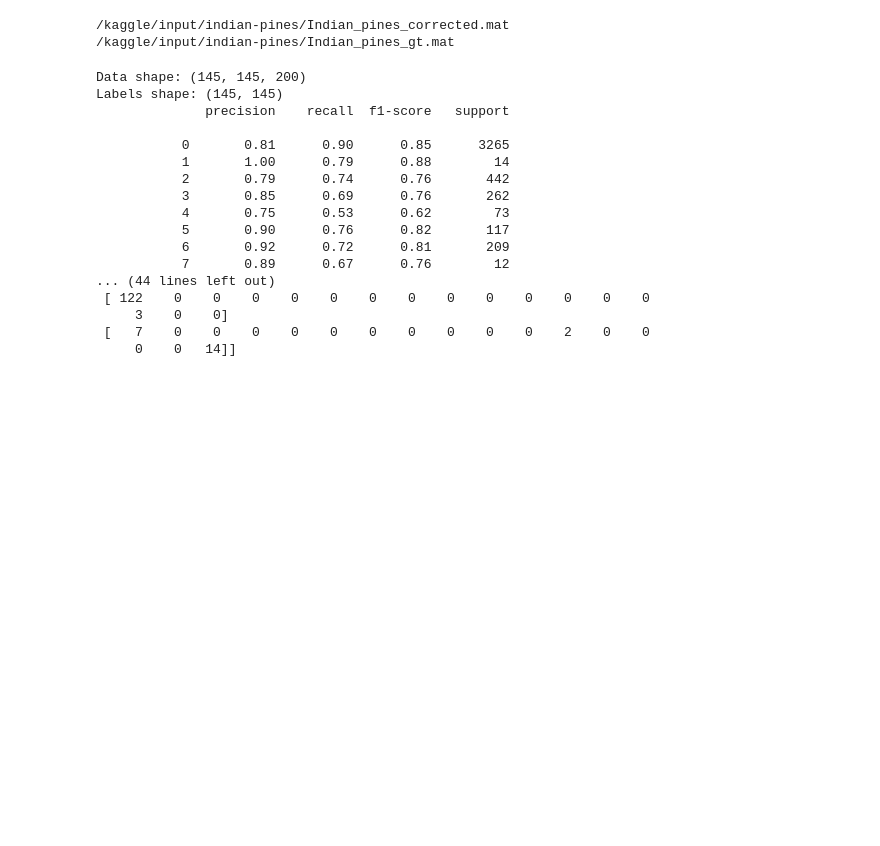
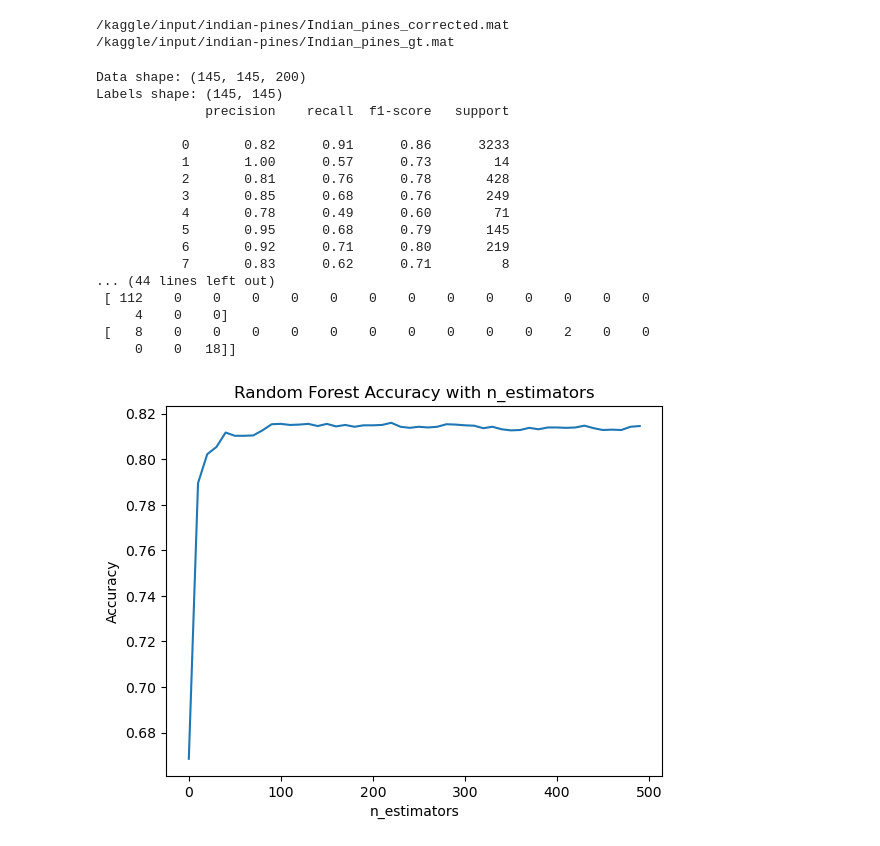
Before and after one commit to Dicer-J/ML_hw, a Jupyter notebook: hw1-indian-pine.ipynb, the cells around one changed output. Drawn from its saved outputs; the diff is of its cells as text; code cells hidden in the pictures; blank space fills up the shorter version.

```diff
--- a/hw1-indian-pine.ipynb
+++ b/hw1-indian-pine.ipynb
@@ -58,11 +57,11 @@ if __name__ == '__main__':
     X = data.reshape(-1, 200)
     y = labels.reshape(-1, )
 
-    # 将数据分成训练集和测试集
-    X_train, X_test, y_train, y_test = train_test_split(X, y, test_size=0.3)
+    # 将数据分成训练集和测试集，使用stratify参数可以平衡划分数据集，提高一点精度
+    X_train, X_test, y_train, y_test = train_test_split(X, y, test_size=0.3, stratify=y)
 
     # 创建一个随机森林分类器
-    rf = RandomForestClassifier(n_estimators=100, random_state=42)
+    rf = RandomForestClassifier(n_estimators=100, random_state=42, n_jobs=-1)
 
     # 在训练集上训练分类器
     rf.fit(X_train, y_train)
@@ -78,19 +77,35 @@ Data shape: (145, 145, 200)
 Labels shape: (145, 145)
               precision    recall  f1-score   support
 
-           0       0.81      0.90      0.85      3265
-           1       1.00      0.79      0.88        14
-           2       0.79      0.74      0.76       442
-           3       0.85      0.69      0.76       262
-           4       0.75      0.53      0.62        73
-           5       0.90      0.76      0.82       117
-           6       0.92      0.72      0.81       209
-           7       0.89      0.67      0.76        12
+           0       0.82      0.91      0.86      3233
+           1       1.00      0.57      0.73        14
+           2       0.81      0.76      0.78       428
+           3       0.85      0.68      0.76       249
+           4       0.78      0.49      0.60        71
+           5       0.95      0.68      0.79       145
+           6       0.92      0.71      0.80       219
+           7       0.83      0.62      0.71         8
 ... (44 lines left out)
- [ 122    0    0    0    0    0    0    0    0    0    0    0    0    0
-     3    0    0]
- [   7    0    0    0    0    0    0    0    0    0    0    2    0    0
-     0    0   14]]
+ [ 112    0    0    0    0    0    0    0    0    0    0    0    0    0
+     4    0    0]
+ [   8    0    0    0    0    0    0    0    0    0    0    2    0    0
+     0    0   18]]
+# %%
+    # 绘制随着n_estimators变化准确率的变化图(很慢)
+    accuracies = []
+    for n in range(0, 500, 10):
+        clf = RandomForestClassifier(n_estimators=n+1, random_state=42, n_jobs=-1)
+        clf.fit(X_train, y_train)
+        y_pred = clf.predict(X_test)
+        accuracy = accuracy_score(y_test, y_pred)
+        accuracies.append(accuracy)
+    plt.plot(range(0, 500, 10), accuracies)
+    plt.xlabel('n_estimators')
+    plt.ylabel('Accuracy')
+    plt.title('Random Forest Accuracy with n_estimators')
+    plt.show()
+# %% [output]
+[figure, added]
 # %%
     # 绘制随机波段的特征
     plt.figure(figsize=(8, 6))
```
Also changed, not shown: parts of 7 cells of this notebook.
